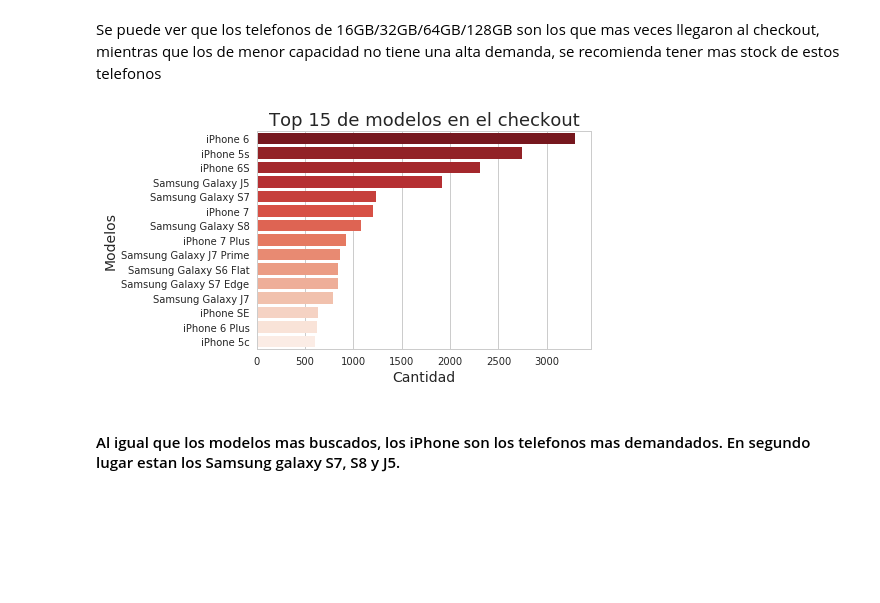
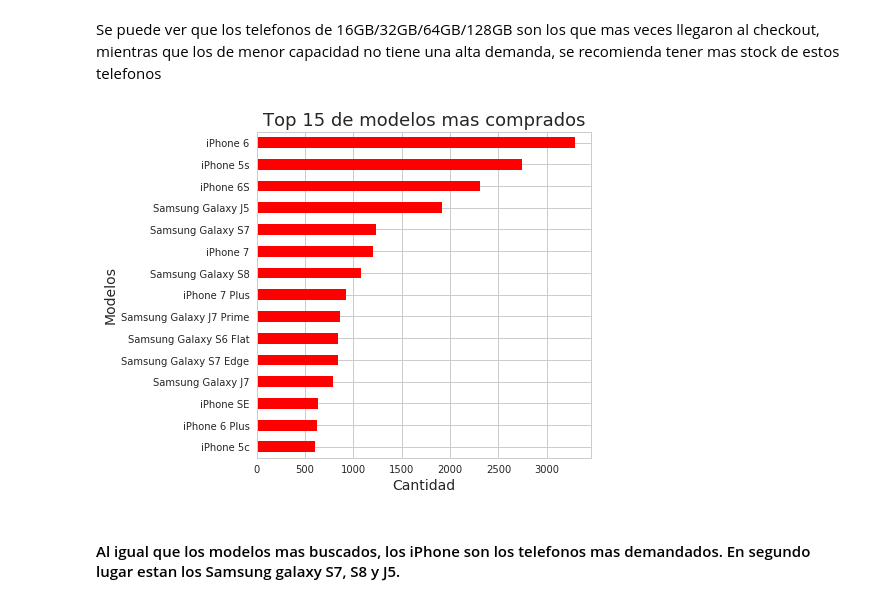
Before and after one commit to jowisaidman/tp1_analisis_exploratorio, a Jupyter notebook: Notebooks/Camila/Resumen/checkout_analisis.ipynb, the cells around one changed output. Cells and saved outputs as stored; diff of their text form; code cells hidden in the pictures; blank space fills up the shorter version.

```diff
--- a/Notebooks/Camila/Resumen/checkout_analisis.ipynb
+++ b/Notebooks/Camila/Resumen/checkout_analisis.ipynb
@@ -69,14 +68,15 @@ g.set_xticklabels(g.get_xticklabels(), rotation = 45, fontsize = 10);
 # %% [markdown]
 Se puede ver que los telefonos de 16GB/32GB/64GB/128GB son los que mas veces llegaron al checkout, mientras que los de menor capacidad no tiene una alta demanda, se recomienda tener mas stock de estos telefonos
 # %%
-check = checkout['model'].value_counts().head(15).sort_values(ascending = False)
-g = sns.barplot(y=check.index, x=check.values, palette=sns.color_palette('Reds_r', 15))
-g.set_title('Top 15 de modelos en el checkout',fontsize = 18)
+compras = checkout['model'].value_counts().head(15).sort_values()
+g = plt.subplots(figsize = (6,6))
+g = compras.plot(kind = 'barh', color = 'red')
+g.set_title('Top 15 de modelos mas comprados',fontsize = 18)
 g.set_xlabel('Cantidad',fontsize = 14)
 g.set_ylabel('Modelos',fontsize = 14); #Estaria bueno superponer este grafico con el otro para compara el ranking de busqueda contra compra
                                       #y sacar conclusiones
 # %% [output]
-[figure, old version]
+[figure, new version]
 # %% [markdown]
 #### Al igual que los modelos mas buscados, los iPhone son los telefonos mas demandados. En segundo lugar estan los Samsung galaxy S7, S8 y J5.
 # %% [markdown]
```
Also changed, not shown: parts of 19 cells of this notebook, 1 other file.
